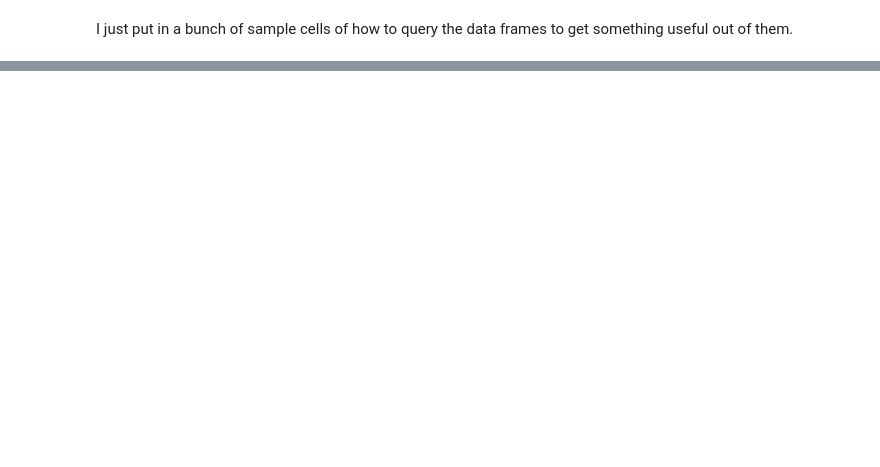
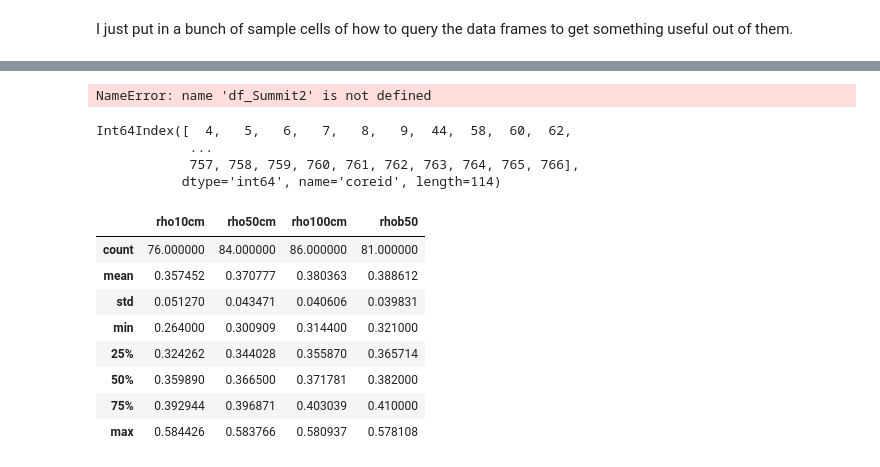
Before and after one commit to maximusjstevens/SumUpTools, a Jupyter notebook: SumUpTools.ipynb, the cells around one changed output, grey strips where cells are left out. Cells and saved outputs as stored; diff of their text form; code cells hidden in the pictures; blank space fills up the shorter version.

```diff
--- a/SumUpTools.ipynb
+++ b/SumUpTools.ipynb
@@ -66,0 +220,4 @@ df_Summit[df_Summit.maxdepth>30]
+# %%
+df_Summit2.groupby(level=0).head(1).maxdepth.describe()
+# %% [output]
+NameError: name 'df_Summit2' is not defined
@@ -66,0 +226,7 @@ df_Summit[df_Summit.maxdepth>30]
+# %%
+df_wa.index.get_level_values('coreid').unique()
+# %% [output]
+Int64Index([  4,   5,   6,   7,   8,   9,  44,  58,  60,  62,
+            ...
+            757, 758, 759, 760, 761, 762, 763, 764, 765, 766],
+           dtype='int64', name='coreid', length=114)
@@ -66,0 +240,12 @@ df_Summit[df_Summit.maxdepth>30]
+# %%
+df_pitmeans.describe()
+# %% [output]
+|  | rho10cm | rho50cm | rho100cm | rhob50 |
+| count | 76.000000 | 84.000000 | 86.000000 | 81.000000 |
+| mean | 0.357452 | 0.370777 | 0.380363 | 0.388612 |
+| std | 0.051270 | 0.043471 | 0.040606 | 0.039831 |
+| min | 0.264000 | 0.300909 | 0.314400 | 0.321000 |
+| 25% | 0.324262 | 0.344028 | 0.355870 | 0.365714 |
+| 50% | 0.359890 | 0.366500 | 0.371781 | 0.382000 |
+| 75% | 0.392944 | 0.396871 | 0.403039 | 0.410000 |
+| max | 0.584426 | 0.583766 | 0.580937 | 0.578108 |
```
Also changed, not shown: parts of 18 cells of this notebook, 1 other file.
